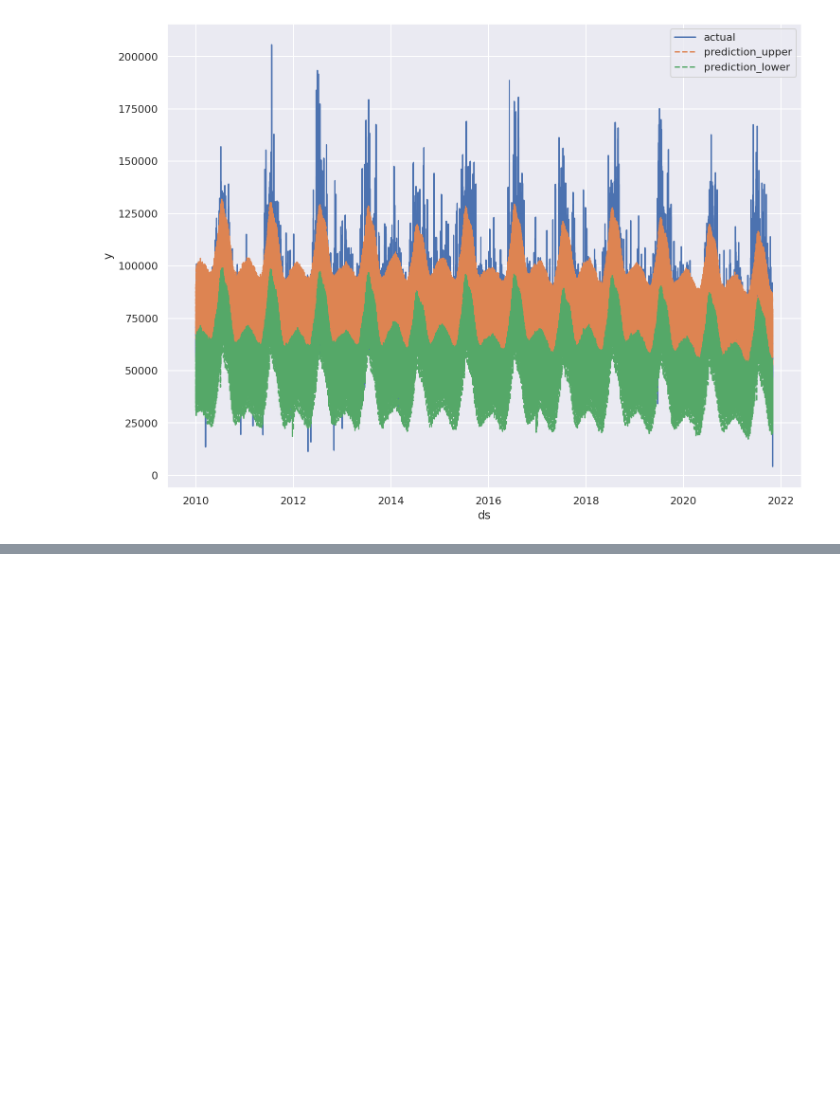
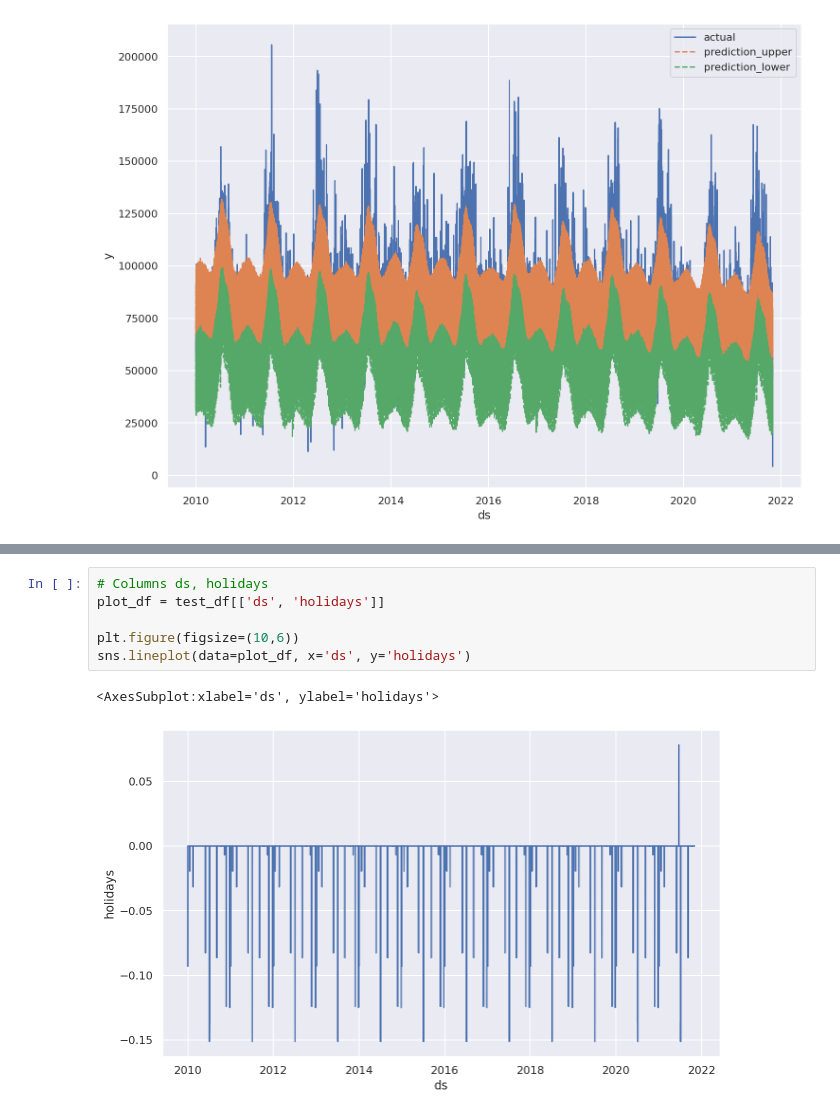
Before and after one commit to Sapphirine/202112-8-Search-for-Connection-Energy-Demand-Twitter-Trending-Topics, a Jupyter notebook: notebooks/12-forecast_results_charts.ipynb, the cells around one changed output, grey strips where cells are left out. Saved outputs shown, nothing was run; the diff lists cells and outputs as text; blank space fills up the shorter version.

```diff
--- a/notebooks/12-forecast_results_charts.ipynb
+++ b/notebooks/12-forecast_results_charts.ipynb
@@ -75,0 +100,9 @@ sns.lineplot(data=plot_df, x='ds', y='yhat_lower', linestyle='--', label='predic
+# %%
+# Columns ds, holidays
+plot_df = test_df[['ds', 'holidays']]
+
+plt.figure(figsize=(10,6))
+sns.lineplot(data=plot_df, x='ds', y='holidays')
+# %% [output]
+<AxesSubplot:xlabel='ds', ylabel='holidays'>
+[figure, added]
```
Also changed, not shown: parts of 21 cells of this notebook, 2 other files.
